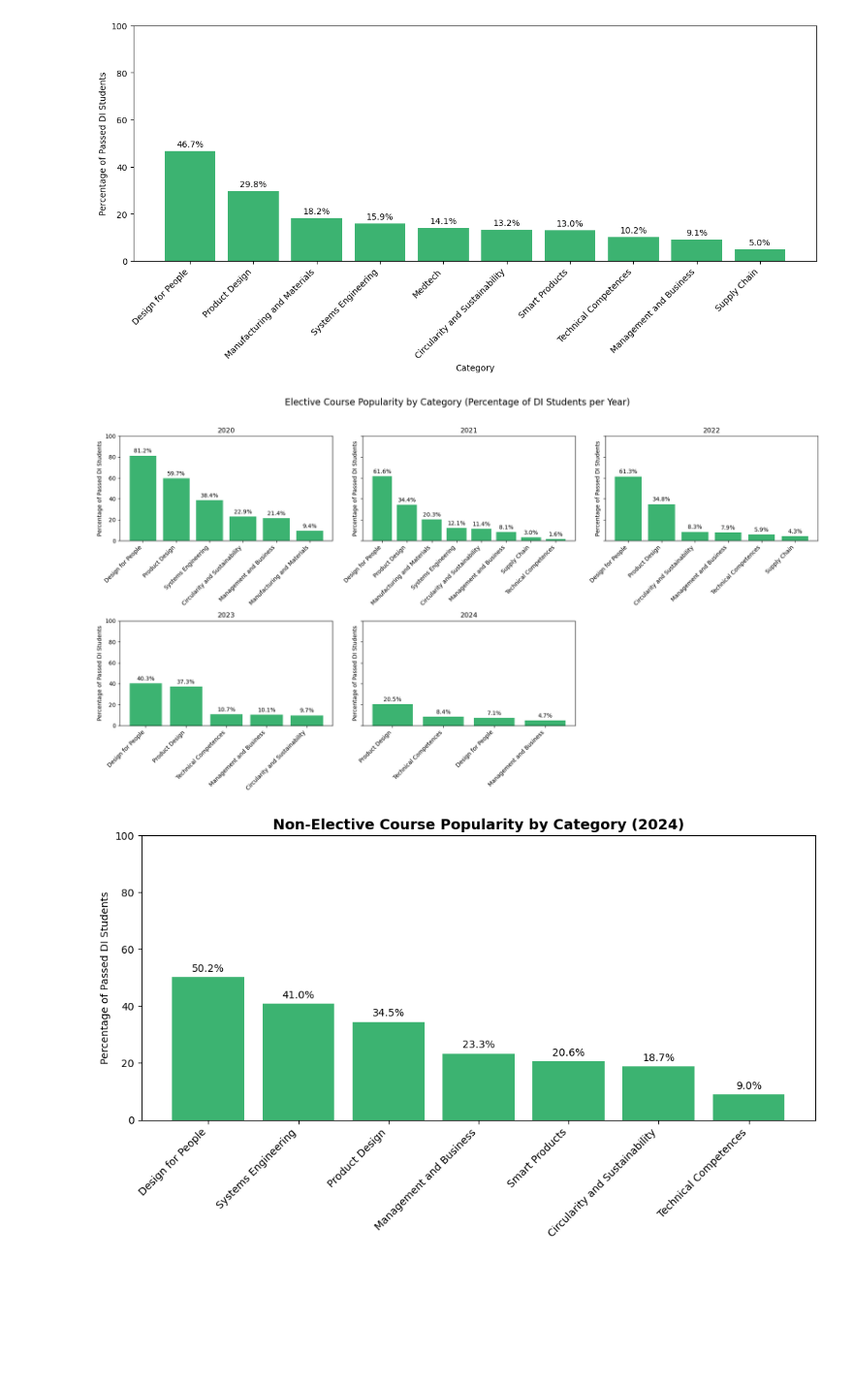
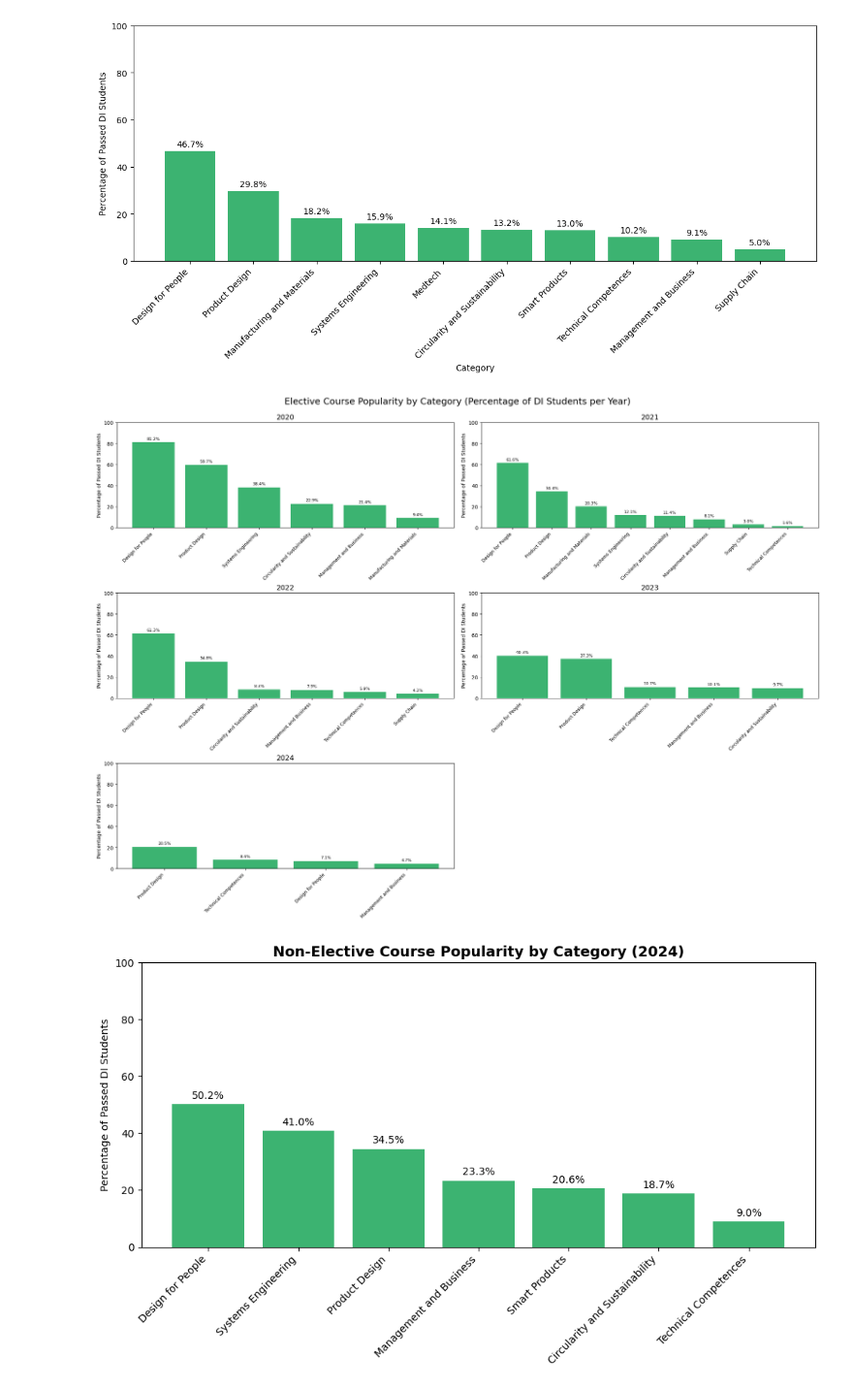
Before and after one commit to Alex-Nielsen-manden/Alex-Nielsen-manden.github.io, a Jupyter notebook: Data load/Final Project B.ipynb, the cells around one changed output. Shown at 97% size. Cells and saved outputs as stored; diff of their text form; code cells hidden in the pictures; blank space fills up the shorter version.

```diff
--- a/Data load/Final Project B.ipynb
+++ b/Data load/Final Project B.ipynb
@@ -844,47 +844,50 @@ df_n6 = df_n6.explode('Category')
 df_n6['Category'] = df_n6['Category'].str.strip()
 df_n6 = df_n6[df_n6['Category'].str.lower().isin(['', 'nan', 'none']) == False]
 
-# Extract year from semester string like "Fall 2023"
+# Extract year from semester string
 df_n6['Year'] = df_n6['Semester'].str.extract(r'(\d{4})')
 df_n6 = df_n6.dropna(subset=['Year'])
 
-# Prepare plot
+# Prepare plot layout
 years = sorted(df_n6['Year'].unique())
 n_years = len(years)
-n_cols = 3
-n_rows = int(np.ceil(n_years / n_cols))
+n_cols = 2
+n_rows = 3
 
-fig, axes = plt.subplots(n_rows, n_cols, figsize=(n_cols * 6, n_rows * 5), sharey=True)
+fig, axes = plt.subplots(n_rows, n_cols, figsize=(20, 14), constrained_layout=True)
 axes = axes.flatten()
 
-for i, year in enumerate(years):
+for i, year in enumerate(years[:6]):  # Limit to first 6 years
     ax = axes[i]
     df_year = df_n6[df_n6['Year'] == year]
     summary = df_year.groupby('Category')['DI_fraction'].mean().reset_index()
     summary = summary.sort_values(by='DI_fraction', ascending=False)
 
     bars = ax.bar(summary['Category'], summary['DI_fraction'], color='mediumseagreen')
-    ax.set_title(f'{year}')
+    ax.set_title(f'{year}', fontsize=14)
     ax.set_ylim(0, 100)
     ax.set_xticks(range(len(summary)))
-    ax.set_xticklabels(summary['Category'], rotation=45, ha='right')
+    ax.set_xticklabels(summary['Category'], rotation=45, ha='right', fontsize=9)
     ax.set_ylabel("Percentage of Passed DI Students")
     ax.grid(False)
+
     for bar in bars:
         height = bar.get_height()
         ax.annotate(f'{height:.1f}%', xy=(bar.get_x() + bar.get_width() / 2, height),
-                    xytext=(0, 3), textcoords="offset points", ha='center', va='bottom')
+                    xytext=(0, 3), textcoords="offset points", ha='center', va='bottom', fontsize=8)
 
-# Remove empty subplots
-for j in range(i+1, len(axes)):
+# Remove empty subplots if any
+for j in range(i + 1, len(axes)):
     fig.delaxes(axes[j])
 
-fig.suptitle('Elective Course Popularity by Category (Percentage of DI Students per Year)', fontsize=16)
-plt.tight_layout(rect=[0, 0, 1, 0.96])
+# Set overall title
+fig.suptitle('Elective Course Popularity by Category (Percentage of DI Students per Year)', fontsize=18, y=1.03)
+
+# Save and show
 plt.savefig("popularity_by_category_yearly.png", dpi=300, bbox_inches="tight", pad_inches=0.1)
 plt.show()
 # %% [output]
-[figure, old version]
+[figure, new version]
 # %%
 # Copy and exclude electives
 df_n7 = CD.copy()
```
Also changed, not shown: parts of 1 cell of this notebook, 1 other file.
